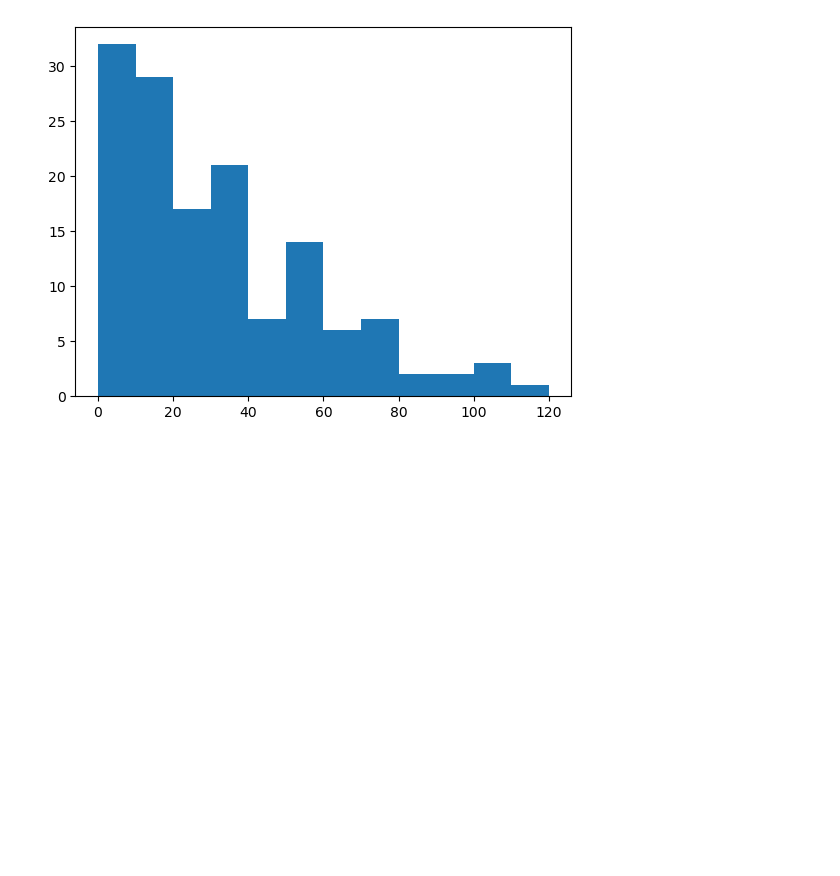
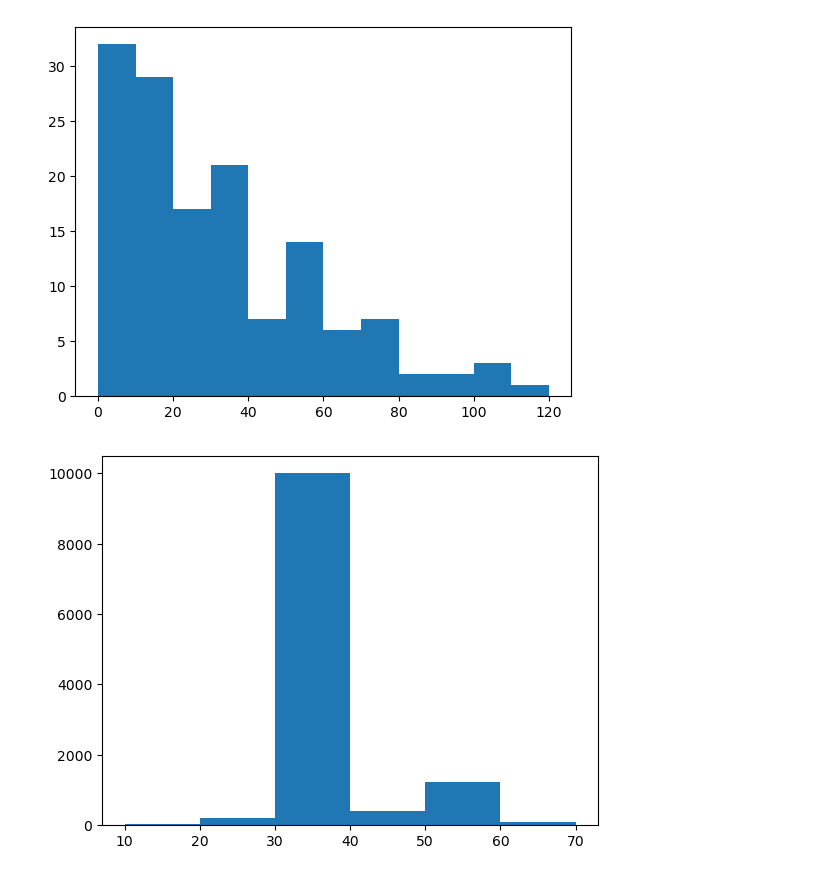
Before and after one commit to shafaq-aslam/matplotlib-lab, a Jupyter notebook: Basic Matplotlib/Histogram.ipynb, the cells around one changed output. Saved outputs shown, nothing was run; the diff lists cells and outputs as text; code cells hidden in the pictures; blank space fills up the shorter version.

Commit message:
Histogram notebook updated

```diff
--- a/Basic Matplotlib/Histogram.ipynb
+++ b/Basic Matplotlib/Histogram.ipynb
@@ -42,3 +42,13 @@ plt.show()
 [figure]
 # %%
 # logarithmic scale
+arr = np.load('big-array.npy')
+plt.hist(arr, bins=[10, 20, 30, 40, 50, 60, 70])
+plt.show()
+"""
+here is a problem, between 30 and 40
+it has huge data and due to this other data is not
+showing properly.
+"""
+# %% [output]
+[figure, added]
```
Also changed, not shown: parts of 1 cell of this notebook.
